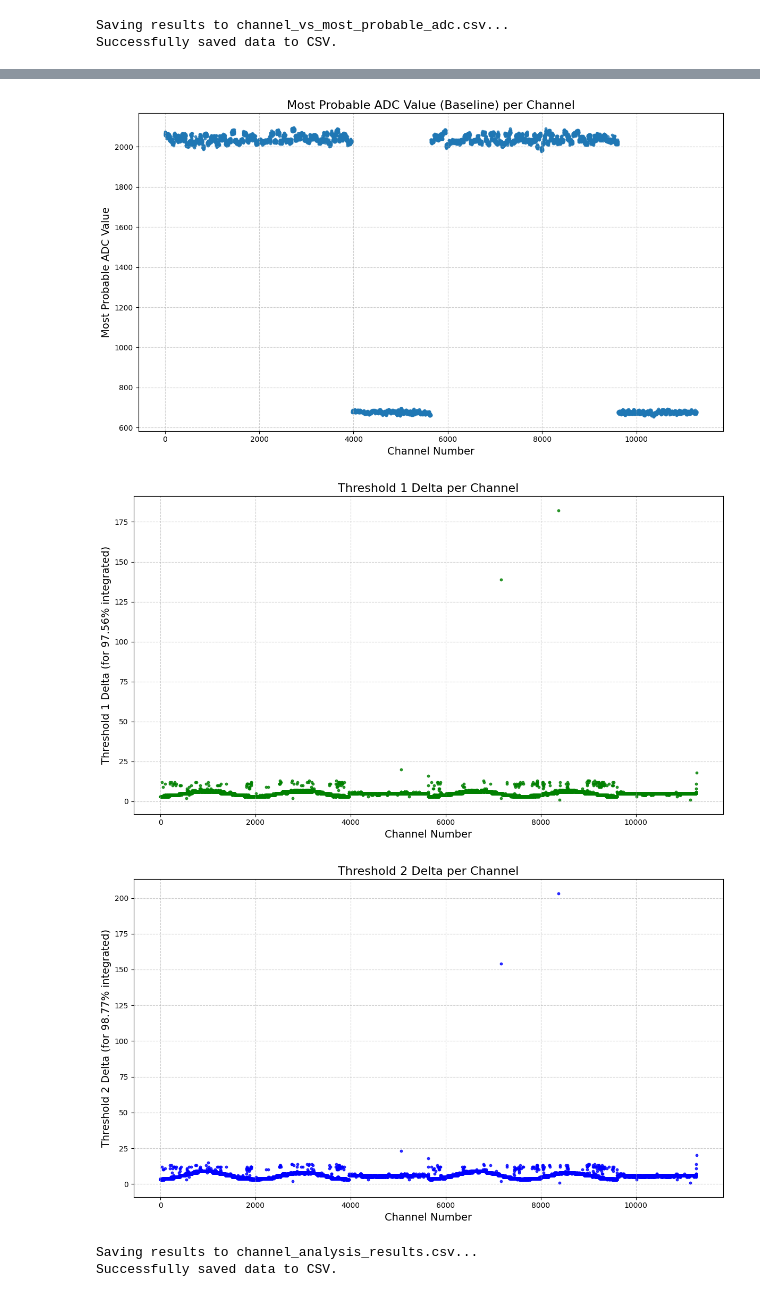
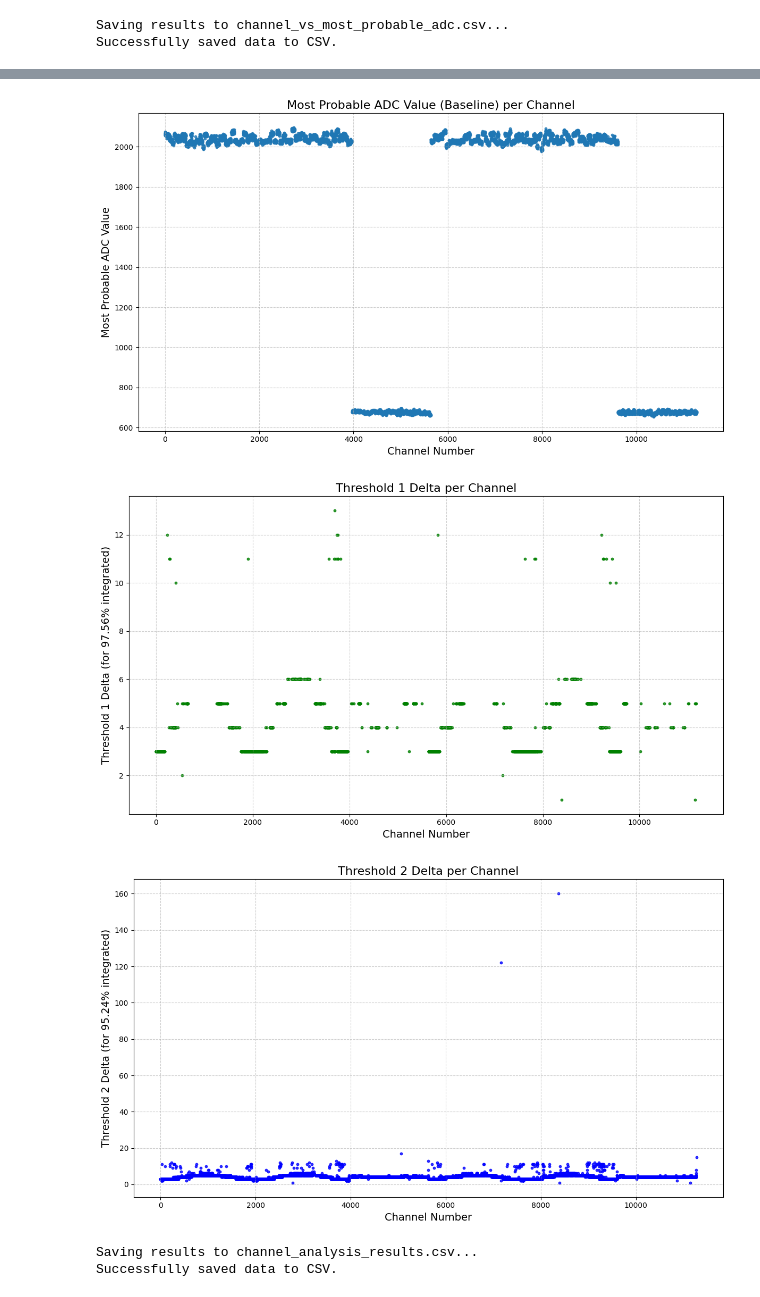
Before and after one commit to NevisNeutrino/SBND_SN_Readout, a Jupyter notebook: baseline/make_plots.ipynb, the cells around one changed output, grey strips where cells are left out. Saved outputs shown, nothing was run; the diff lists cells and outputs as text; code cells hidden in the pictures.

```diff
--- a/baseline/make_plots.ipynb
+++ b/baseline/make_plots.ipynb
@@ -433,13 +433,15 @@ from collections import defaultdict
 
 # --- User Configuration ---
 # Set the path to the directory containing your .npz files
-DATA_DIRECTORY = "/nevis/riverside/data/sc5303/sbnd/continuous_readout"
+DATA_DIRECTORY = "/nevis/riverside/data/sc5303/sbnd/continuous_readout/run18487"
 # Set the name for the output CSV file
 OUTPUT_CSV_FILE = "channel_analysis_results.csv" # Changed filename to be more general
 
 # Define the target percentages for the integrated regions
 THRESHOLD_PERCENTAGE_1 = 97.5609756098
-THRESHOLD_PERCENTAGE_2 = 98.7654320988
+# THRESHOLD_PERCENTAGE_2 = 98.7654320988
+THRESHOLD_PERCENTAGE_2 = 95.2380952381
+
 
 def analyze_adc_data(directory_path, output_file):
     """
@@ -615,34 +617,34 @@ def analyze_adc_data(directory_path, output_file):
             # Write the header row, including the new threshold columns.
             writer.writerow(['channel', 'most_probable_adc', 'threshold_1_delta', 'threshold_2_delta'])
             # Write the data rows, zipping all result lists together.
             writer.writerows(zip(result_channels, most_probable_adcs, threshold_1_adcs, threshold_2_adcs))
         print("Successfully saved data to CSV.")
     except IOError as e:
         print(f"Error: Could not write to file {output_file}. Error: {e}")
 
 # --- Main execution ---
 if __name__ == "__main__":
     analyze_adc_data(DATA_DIRECTORY, OUTPUT_CSV_FILE)
 # %% [output]
 Found 21 files to process...
   (1/21) Loading: channel_adc_count_data_EventBuilder1_art2_run18487_15_strmOffBeamZeroBias_20250519T135242_TPCdecode_ADCDump.npz
   (2/21) Loading: channel_adc_count_data_EventBuilder2_p2_art1_run18487_12_strmOffBeamZeroBias_20250519T132558_TPCdecode_ADCDump.npz
   (3/21) Loading: channel_adc_count_data_EventBuilder3_p2_art2_run18487_6_strmOffBeamZeroBias_20250519T124257_TPCdecode_ADCDump.npz
   (4/21) Loading: channel_adc_count_data_EventBuilder5_art2_run18487_13_strmOffBeamZeroBias_20250519T133220_TPCdecode_ADCDump.npz
   (5/21) Loading: channel_adc_count_data_EventBuilder6_art1_run18487_1_strmOffBeamZeroBias_20250519T120614_TPCdecode_ADCDump.npz
   (6/21) Loading: channel_adc_count_data_EventBuilder6_art1_run18487_3_strmOffBeamZeroBias_20250519T122111_TPCdecode_ADCDump.npz
   (7/21) Loading: channel_adc_count_data_EventBuilder6_art2_run18487_1_strmOffBeamZeroBias_20250519T120614_TPCdecode_ADCDump.npz
   (8/21) Loading: channel_adc_count_data_EventBuilder6_art2_run18487_3_strmOffBeamZeroBias_20250519T122114_TPCdecode_ADCDump.npz
   (9/21) Loading: channel_adc_count_data_EventBuilder6_p2_art1_run18487_1_strmOffBeamZeroBias_20250519T120614_TPCdecode_ADCDump.npz
   (10/21) Loading: channel_adc_count_data_EventBuilder6_p2_art2_run18487_1_strmOffBeamZeroBias_20250519T120614_TPCdecode_ADCDump.npz
   (11/21) Loading: channel_adc_count_data_EventBuilder6_p2_art2_run18487_3_strmOffBeamZeroBias_20250519T122105_TPCdecode_ADCDump.npz
 ... (13 lines left out)
 Aggregation complete.
 Calculating most probable ADC and thresholds for each channel...
 Calculation complete.
 Generating plots...
 [figure]
-[figure, old version]
+[figure, new version]
-[figure, old version]
+[figure, new version]
 Saving results to channel_analysis_results.csv...
 Successfully saved data to CSV.
```
Also changed, not shown: parts of 3 cells of this notebook, 8 other files.
